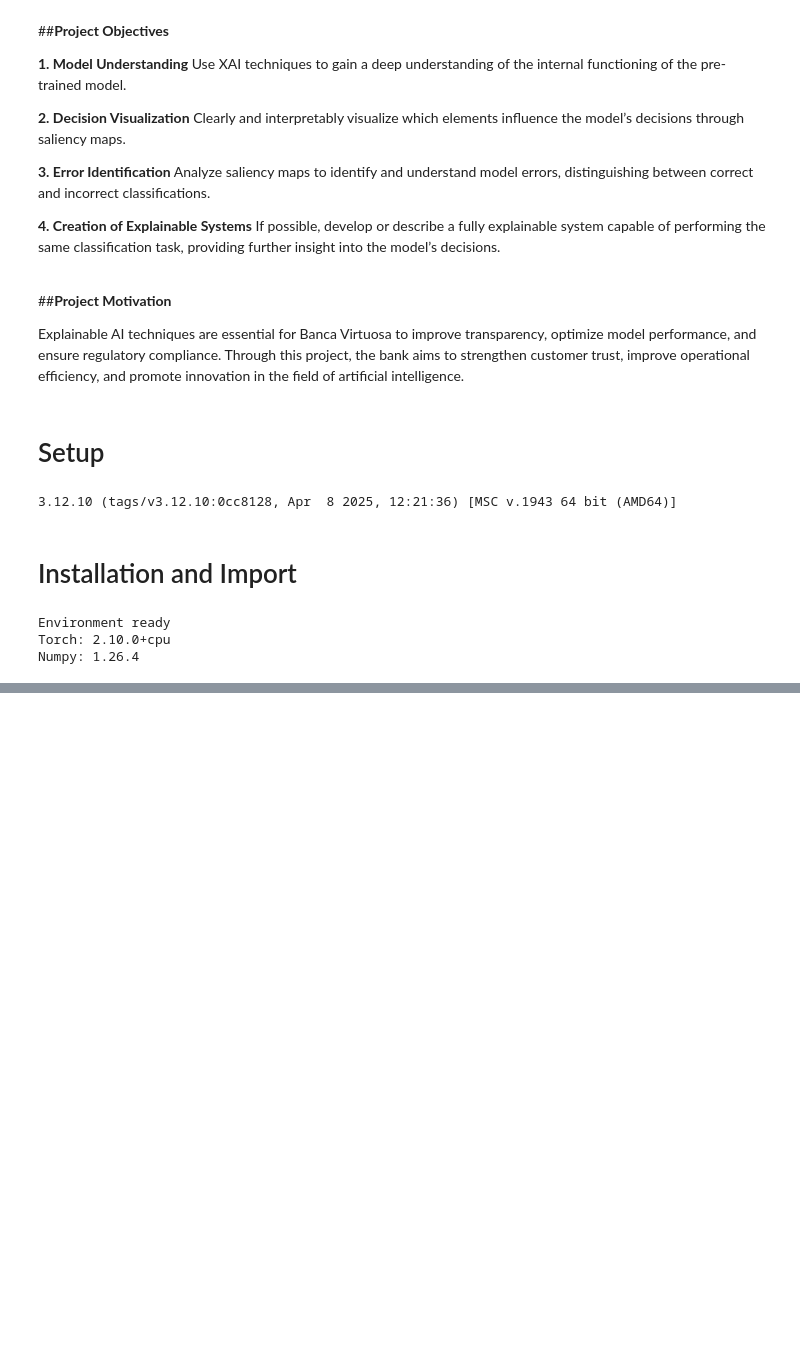
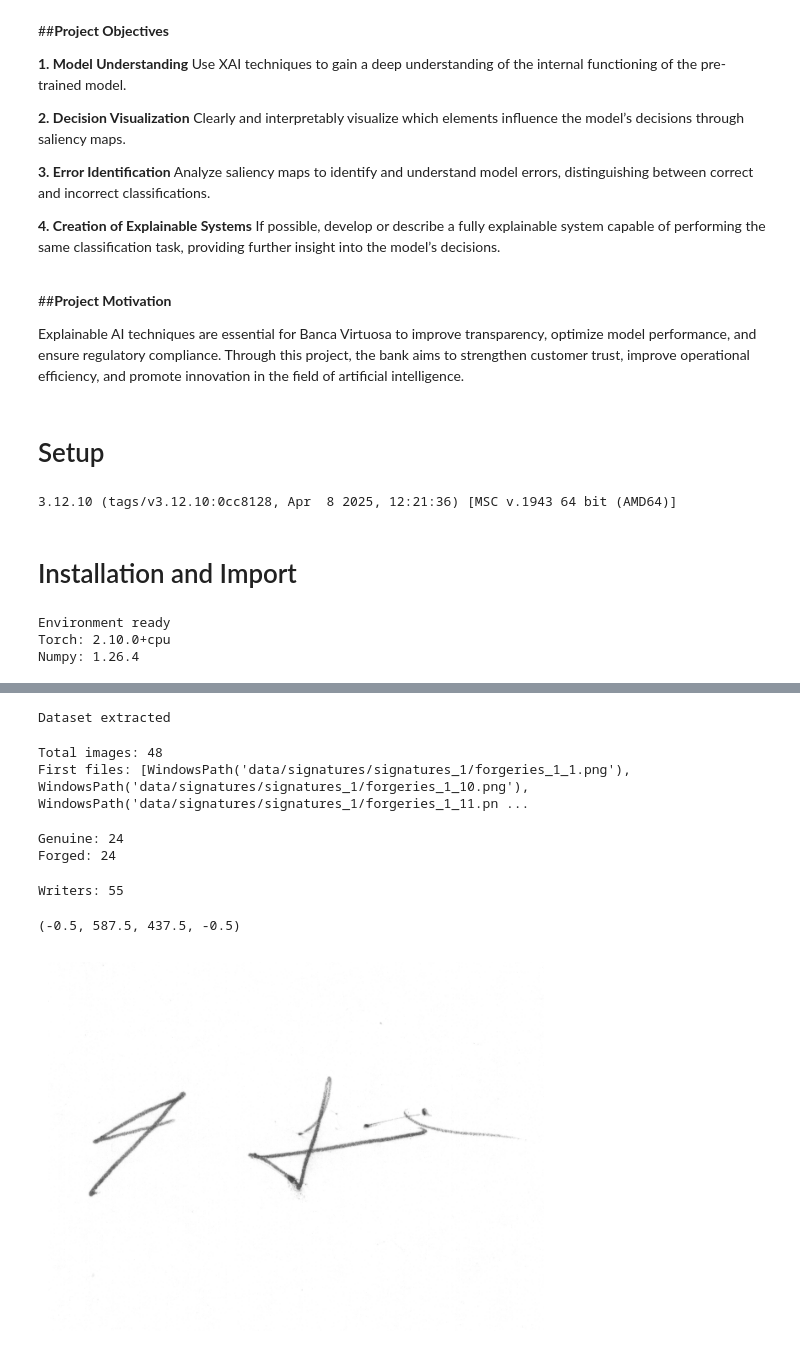
Before and after one commit to Jorj91/Project_Explainable_AI_Banking_Model, a Jupyter notebook: main.ipynb, the cells around one changed output, grey strips where cells are left out. Cells and saved outputs as stored; diff of their text form; code cells hidden in the pictures; blank space fills up the shorter version.

Commit message:
import data from kaggle

```diff
--- a/main.ipynb
+++ b/main.ipynb
@@ -103,0 +216,56 @@ Numpy: 1.26.4
+# %%
+import zipfile
+
+zip_path = "cedar-signatures.zip"
+extract_to = "data"
+
+with zipfile.ZipFile(zip_path, 'r') as zip_ref:
+    zip_ref.extractall(extract_to)
+
+print("Dataset extracted")
+# %% [output]
+Dataset extracted
+# %%
+from pathlib import Path
+
+data_path = Path("data/signatures/signatures_1")
+
+files = sorted(list(data_path.glob("*.png")))
+
+print("Total images:", len(files))
+print("First files:", files[:5])
+# %% [output]
+Total images: 48
+First files: [WindowsPath('data/signatures/signatures_1/forgeries_1_1.png'), WindowsPath('data/signatures/signatures_1/forgeries_1_10.png'), WindowsPath('data/signatures/signatures_1/forgeries_1_11.pn ...
+# %%
+genuine = [f for f in files if "original" in f.name.lower()]
+forged = [f for f in files if "forg" in f.name.lower()]
+
+print("Genuine:", len(genuine))
+print("Forged:", len(forged))
+# %% [output]
+Genuine: 24
+Forged: 24
+# %%
+from pathlib import Path
+
+root = Path("data/signatures")
+
+writers = list(root.glob("signatures_*"))
+
+print("Writers:", len(writers))
+# %% [output]
+Writers: 55
+# %%
+import matplotlib.pyplot as plt
+from PIL import Image
+
+# img = Image.open(files[0])
+
+img = Image.open(data_path / "forgeries_1_1.png")
+
+plt.imshow(img, cmap="gray")
+plt.axis("off")
+# %% [output]
+(-0.5, 587.5, 437.5, -0.5)
+[figure, added]
```
Also changed, not shown: parts of 20 cells of this notebook, 2 other files.
